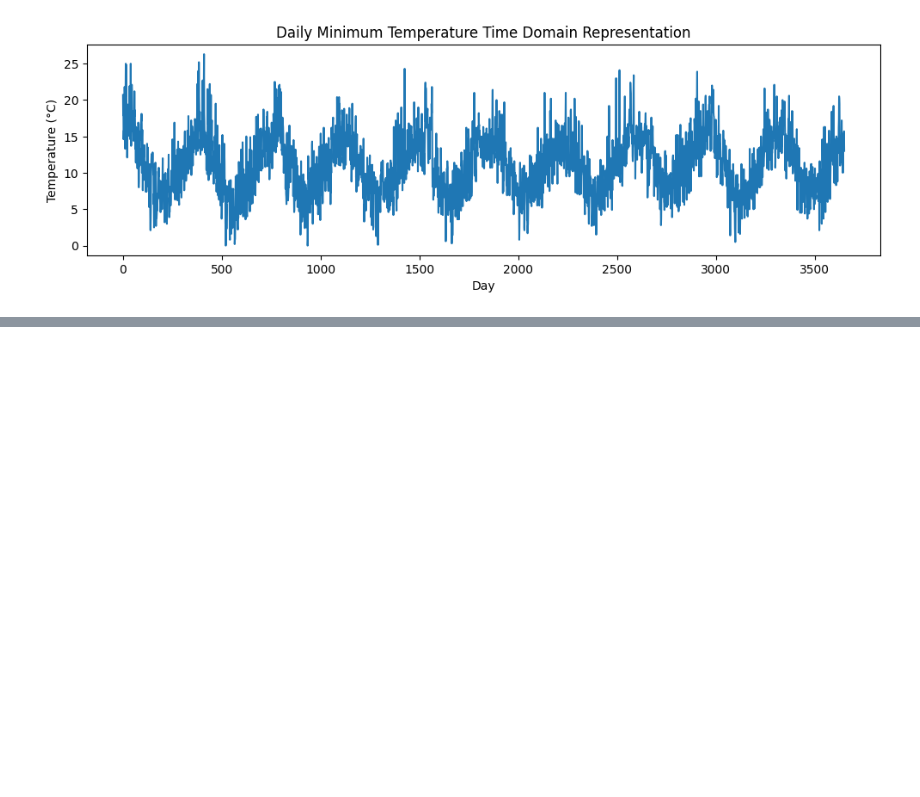
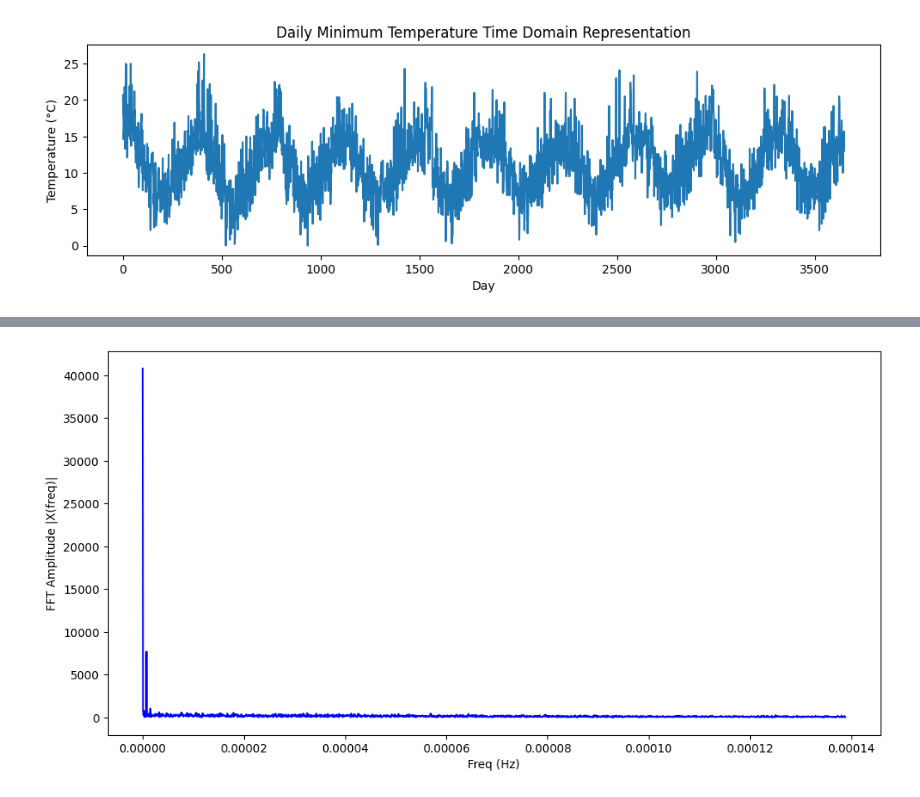
Before and after one commit to Zarathustra4/ML-Essence, a Jupyter notebook: kaggle_sets/data_analisys/min_temp_analisys.ipynb, the cells around one changed output, grey strips where cells are left out. Saved outputs shown, nothing was run; the diff lists cells and outputs as text; code cells hidden in the pictures; blank space fills up the shorter version.

```diff
--- a/kaggle_sets/data_analisys/min_temp_analisys.ipynb
+++ b/kaggle_sets/data_analisys/min_temp_analisys.ipynb
@@ -155,0 +227,23 @@ plt.show()
+# %%
+from scipy.fftpack import fft
+
+X = fft(df_temp['Temp'].to_numpy())
+N = len(X)
+n = np.arange(N)
+# get the sampling rate
+sr = 1 / (60 * 60)
+T = N / sr
+freq = n/T
+
+# Get the one-sided specturm
+n_oneside = N//2
+# get the one side frequency
+f_oneside = freq[:n_oneside]
+
+plt.figure(figsize = (12, 6))
+plt.plot(f_oneside, np.abs(X[:n_oneside]), 'b')
+plt.xlabel('Freq (Hz)')
+plt.ylabel('FFT Amplitude |X(freq)|')
+plt.show()
+# %% [output]
+[figure, added]
```
Also changed, not shown: parts of 5 cells of this notebook.
